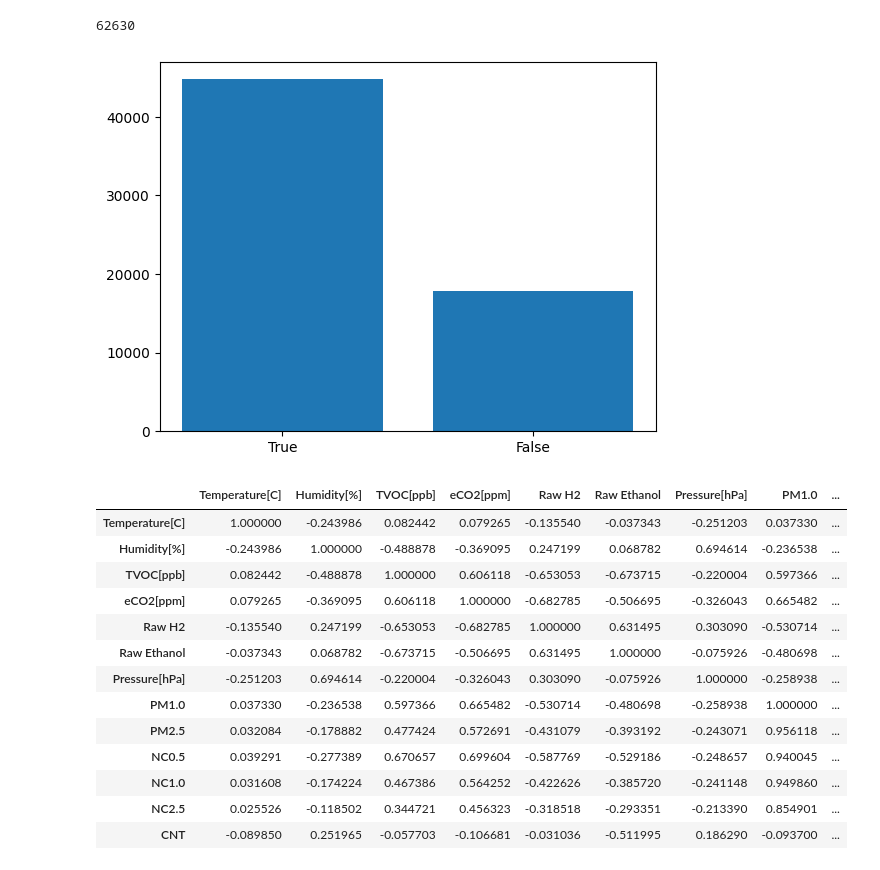
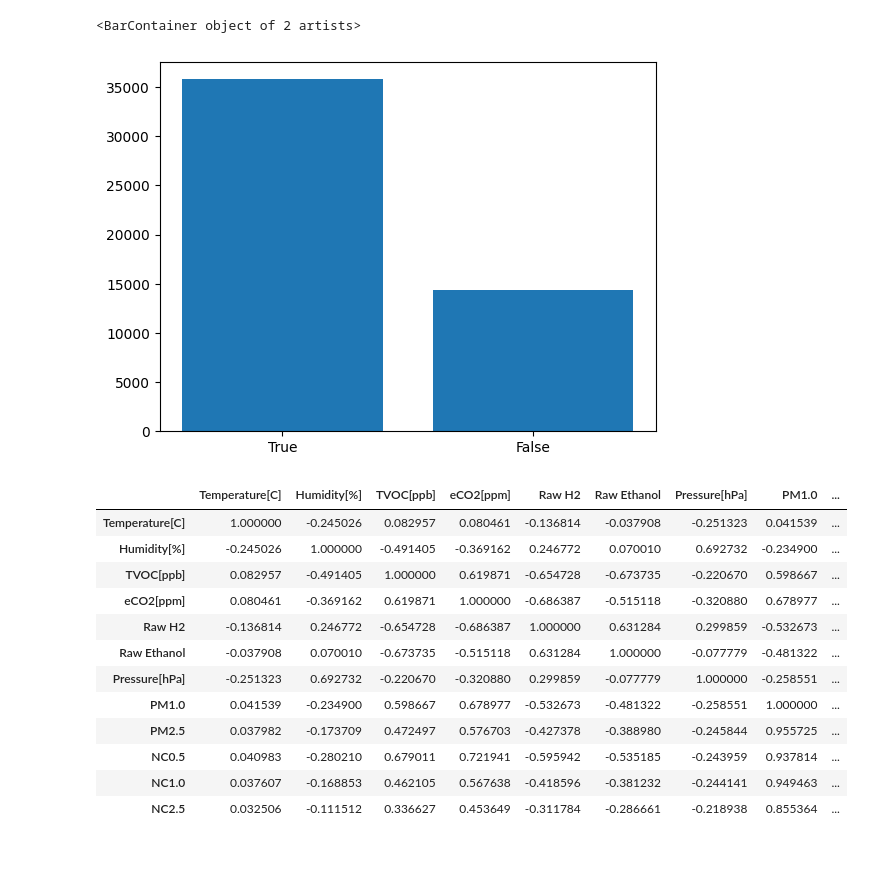
Before and after one commit to ZafeerAbbasi/MSE_413, a Jupyter notebook: Project/project.ipynb, the cells around one changed output. Saved outputs shown, nothing was run; the diff lists cells and outputs as text; code cells hidden in the pictures.

```diff
--- a/Project/project.ipynb
+++ b/Project/project.ipynb
@@ -10,7 +16,4 @@ import matplotlib.pyplot as plt
 # %%
-data = pd.read_csv("smoke_detection_iot.csv").drop(['Index', 'UTC'], axis=1)
+data = pd.read_csv("smoke_detection_iot.csv").drop(['Index', 'UTC', 'CNT'], axis=1)
+x_train, x_test, y_train, y_test = train_test_split(data.drop('Fire Alarm', axis=1), data['Fire Alarm'], test_size=0.2)
 data.head()
-x = data.drop('Fire Alarm', axis=1)
-y = data['Fire Alarm']
-
-x_train, x_test, y_train, y_test = train_test_split(x, y, test_size=0.2)
@@ -17,22 +27,21 @@ x_train, x_test, y_train, y_test = train_test_split(x, y, test_size=0.2)
 # %%
-plt.bar(['True', 'False'], [y.sum(), len(y) - y.sum()])
+plt.bar(['True', 'False'], [y_train.sum(), len(y_train) - y_train.sum()])
 # %% [output]
-62630
+<BarContainer object of 2 artists>
-[figure, old version]
+[figure, new version]
 # %%
-x.corr()
+x_train.corr()
 # %% [output]
 |  | Temperature[C] | Humidity[%] | TVOC[ppb] | eCO2[ppm] | Raw H2 | Raw Ethanol | Pressure[hPa] | PM1.0 | ... |
-| Temperature[C] | 1.000000 | -0.243986 | 0.082442 | 0.079265 | -0.135540 | -0.037343 | -0.251203 | 0.037330 | ... |
-| Humidity[%] | -0.243986 | 1.000000 | -0.488878 | -0.369095 | 0.247199 | 0.068782 | 0.694614 | -0.236538 | ... |
-| TVOC[ppb] | 0.082442 | -0.488878 | 1.000000 | 0.606118 | -0.653053 | -0.673715 | -0.220004 | 0.597366 | ... |
-| eCO2[ppm] | 0.079265 | -0.369095 | 0.606118 | 1.000000 | -0.682785 | -0.506695 | -0.326043 | 0.665482 | ... |
-| Raw H2 | -0.135540 | 0.247199 | -0.653053 | -0.682785 | 1.000000 | 0.631495 | 0.303090 | -0.530714 | ... |
-| Raw Ethanol | -0.037343 | 0.068782 | -0.673715 | -0.506695 | 0.631495 | 1.000000 | -0.075926 | -0.480698 | ... |
-| Pressure[hPa] | -0.251203 | 0.694614 | -0.220004 | -0.326043 | 0.303090 | -0.075926 | 1.000000 | -0.258938 | ... |
-| PM1.0 | 0.037330 | -0.236538 | 0.597366 | 0.665482 | -0.530714 | -0.480698 | -0.258938 | 1.000000 | ... |
-| PM2.5 | 0.032084 | -0.178882 | 0.477424 | 0.572691 | -0.431079 | -0.393192 | -0.243071 | 0.956118 | ... |
-| NC0.5 | 0.039291 | -0.277389 | 0.670657 | 0.699604 | -0.587769 | -0.529186 | -0.248657 | 0.940045 | ... |
-| NC1.0 | 0.031608 | -0.174224 | 0.467386 | 0.564252 | -0.422626 | -0.385720 | -0.241148 | 0.949860 | ... |
-| NC2.5 | 0.025526 | -0.118502 | 0.344721 | 0.456323 | -0.318518 | -0.293351 | -0.213390 | 0.854901 | ... |
-| CNT | -0.089850 | 0.251965 | -0.057703 | -0.106681 | -0.031036 | -0.511995 | 0.186290 | -0.093700 | ... |
+| Temperature[C] | 1.000000 | -0.245026 | 0.082957 | 0.080461 | -0.136814 | -0.037908 | -0.251323 | 0.041539 | ... |
+| Humidity[%] | -0.245026 | 1.000000 | -0.491405 | -0.369162 | 0.246772 | 0.070010 | 0.692732 | -0.234900 | ... |
+| TVOC[ppb] | 0.082957 | -0.491405 | 1.000000 | 0.619871 | -0.654728 | -0.673735 | -0.220670 | 0.598667 | ... |
+| eCO2[ppm] | 0.080461 | -0.369162 | 0.619871 | 1.000000 | -0.686387 | -0.515118 | -0.320880 | 0.678977 | ... |
+| Raw H2 | -0.136814 | 0.246772 | -0.654728 | -0.686387 | 1.000000 | 0.631284 | 0.299859 | -0.532673 | ... |
+| Raw Ethanol | -0.037908 | 0.070010 | -0.673735 | -0.515118 | 0.631284 | 1.000000 | -0.077779 | -0.481322 | ... |
+| Pressure[hPa] | -0.251323 | 0.692732 | -0.220670 | -0.320880 | 0.299859 | -0.077779 | 1.000000 | -0.258551 | ... |
+| PM1.0 | 0.041539 | -0.234900 | 0.598667 | 0.678977 | -0.532673 | -0.481322 | -0.258551 | 1.000000 | ... |
+| PM2.5 | 0.037982 | -0.173709 | 0.472497 | 0.576703 | -0.427378 | -0.388980 | -0.245844 | 0.955725 | ... |
+| NC0.5 | 0.040983 | -0.280210 | 0.679011 | 0.721941 | -0.595942 | -0.535185 | -0.243959 | 0.937814 | ... |
+| NC1.0 | 0.037607 | -0.168853 | 0.462105 | 0.567638 | -0.418596 | -0.381232 | -0.244141 | 0.949463 | ... |
+| NC2.5 | 0.032506 | -0.111512 | 0.336627 | 0.453649 | -0.311784 | -0.286661 | -0.218938 | 0.855364 | ... |
```
Also changed, not shown: parts of 15 cells of this notebook.
